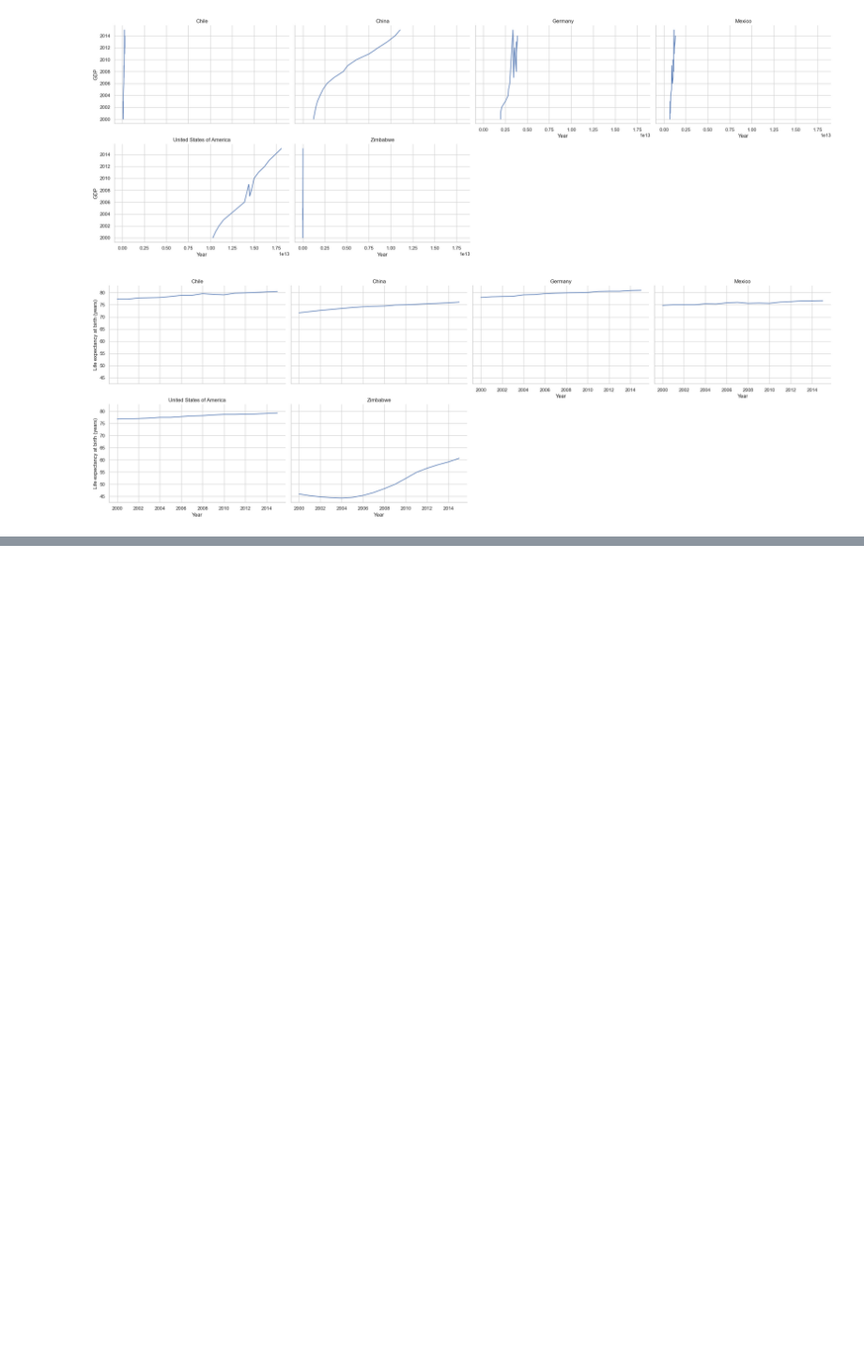
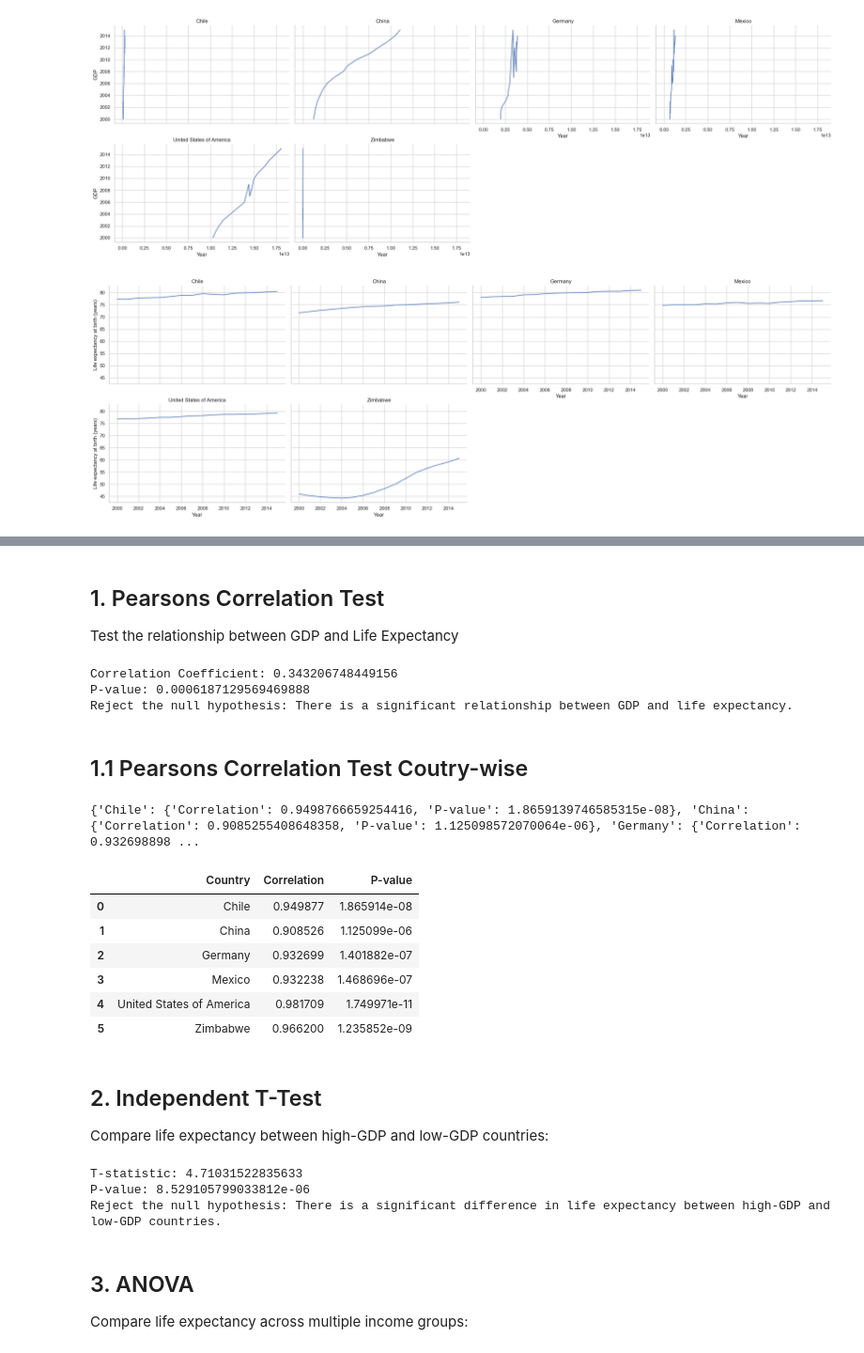
Before and after one commit to aadil-221B/GDP-Life-Expectancy-Portfolio, a Jupyter notebook: notebooks/Load_Data.ipynb, the cells around one changed output, grey strips where cells are left out. Shown at 94% size. Saved outputs shown, nothing was run; the diff lists cells and outputs as text; code cells hidden in the pictures; blank space fills up the shorter version.

```diff
--- a/notebooks/Load_Data.ipynb
+++ b/notebooks/Load_Data.ipynb
@@ -372,0 +414,76 @@ plt.close()
+# %% [markdown]
+## 1. Pearsons Correlation Test
+
+Test the relationship between GDP and Life Expectancy
+# %%
+from scipy.stats import pearsonr
+corr, p_value = pearsonr(data["GDP"], data["Life expectancy at birth (years)"])
+
+print(f"Correlation Coefficient: {corr}")
+print(f"P-value: {p_value}")
+
+# Interpret Results
+if p_value < 0.05:
+    print("Reject the null hypothesis: There is a significant relationship between GDP and life expectancy.")
+else:
+    print("Fail to reject the null hypothesis: There is no significant relationship between GDP and life expectancy.")
+# %% [output]
+Correlation Coefficient: 0.343206748449156
+P-value: 0.0006187129569469888
+Reject the null hypothesis: There is a significant relationship between GDP and life expectancy.
+# %% [markdown]
+## 1.1  Pearsons Correlation Test Coutry-wise
+# %%
+# Dictionary to store results
+country_correlations = {}
+#Group data by country
+grouped_data = data.groupby("Country")
+for country, group in grouped_data:
+    corr,p_value = pearsonr(group["GDP"], group["Life expectancy at birth (years)"])
+    country_correlations[country] = {"Correlation": corr, "P-value": p_value}
+
+
+print(country_correlations)
+# Convert results to a DataFrame
+
+correlation_df = pd.DataFrame(country_correlations).T.reset_index()
+correlation_df.columns = ['Country', 'Correlation', 'P-value']
+correlation_df
+# %% [output]
+{'Chile': {'Correlation': 0.9498766659254416, 'P-value': 1.8659139746585315e-08}, 'China': {'Correlation': 0.9085255408648358, 'P-value': 1.125098572070064e-06}, 'Germany': {'Correlation': 0.932698898 ...
+|  | Country | Correlation | P-value |
+| 0 | Chile | 0.949877 | 1.865914e-08 |
+| 1 | China | 0.908526 | 1.125099e-06 |
+| 2 | Germany | 0.932699 | 1.401882e-07 |
+| 3 | Mexico | 0.932238 | 1.468696e-07 |
+| 4 | United States of America | 0.981709 | 1.749971e-11 |
+| 5 | Zimbabwe | 0.966200 | 1.235852e-09 |
+# %% [markdown]
+## 2. Independent T-Test
+Compare life expectancy between high-GDP and low-GDP countries:
+# %%
+from scipy.stats import ttest_ind
+
+# create two groups based on GDP
+median_gdp = data["GDP"].median()
+high_gdp = data[data["GDP"] > median_gdp]["Life expectancy at birth (years)"]
+low_gdp = data[data["GDP"] <= median_gdp]["Life expectancy at birth (years)"]
+
+# Perform the T-test
+t_stat, p_value = ttest_ind(high_gdp, low_gdp)
+# Print results
+print(f"T-statistic: {t_stat}")
+print(f"P-value: {p_value}")
+
+# Interpret results
+if p_value < 0.05:
+    print("Reject the null hypothesis: There is a significant difference in life expectancy between high-GDP and low-GDP countries.")
+else:
+    print("Fail to reject the null hypothesis: There is no significant difference in life expectancy between high-GDP and low-GDP countries.")
+# %% [output]
+T-statistic: 4.71031522835633
+P-value: 8.529105799033812e-06
+Reject the null hypothesis: There is a significant difference in life expectancy between high-GDP and low-GDP countries.
+# %% [markdown]
+## 3. ANOVA
+Compare life expectancy across multiple income groups:
```
Also changed, not shown: parts of 6 cells of this notebook, 2 other files.
